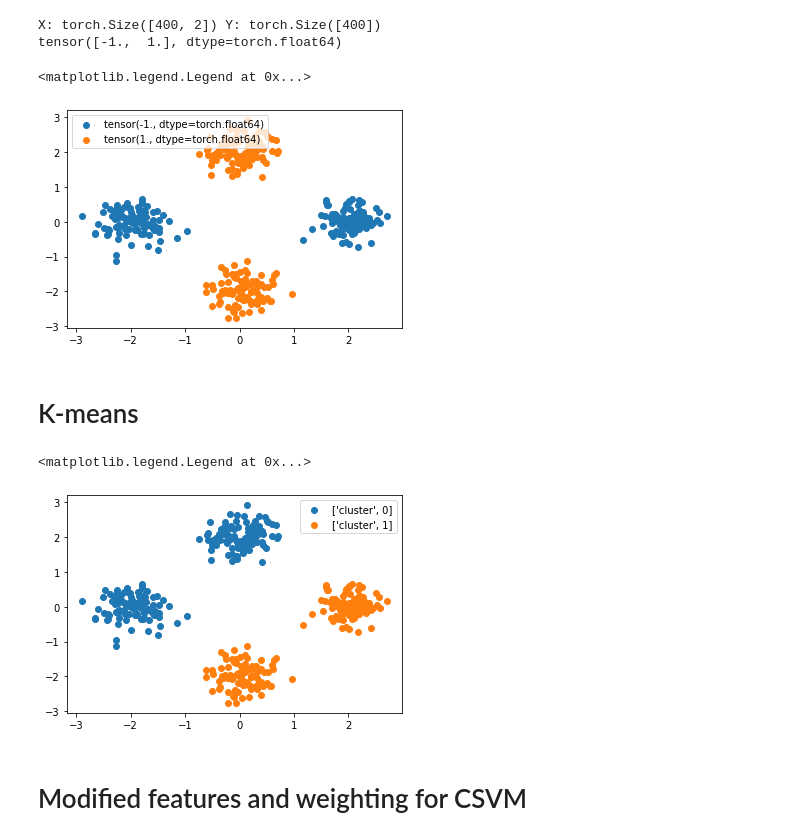
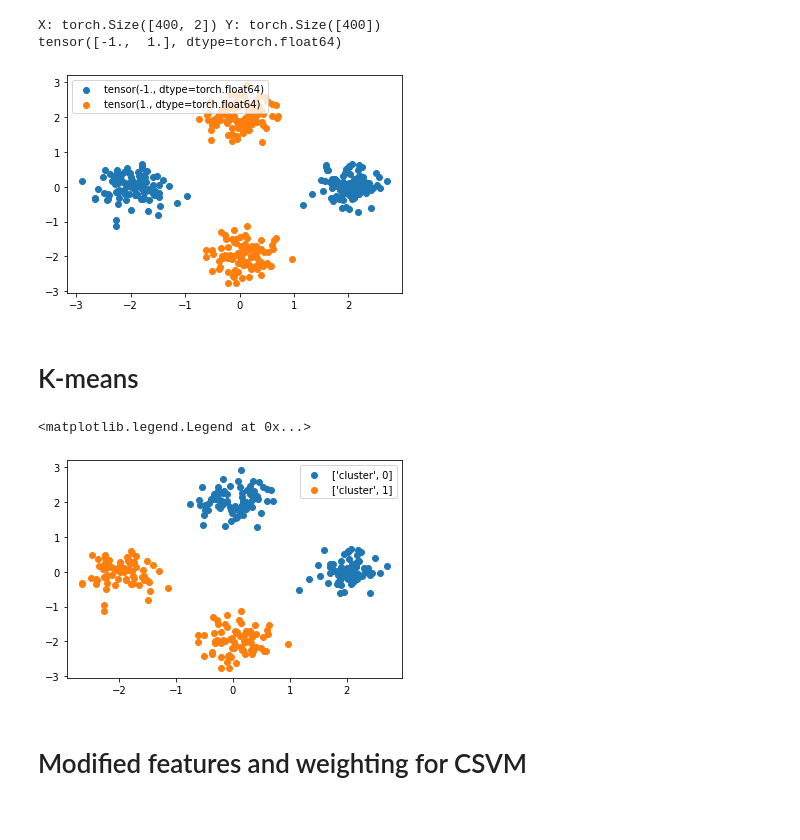
Before and after one commit to ahmedak2/SVM-Variations, a Jupyter notebook: CSVM.ipynb, the cells around one changed output. Cells and saved outputs as stored; diff of their text form; code cells hidden in the pictures.

```diff
--- a/CSVM.ipynb
+++ b/CSVM.ipynb
@@ -19,27 +21,35 @@ K = torch.unique(Y, sorted=True)
 for k in range(K.shape[0]):
     plt.scatter(X[Y==K[k], 0], X[Y==K[k], 1], label=K[k])
 plt.legend()
+
+
+N = X.shape[0]
+indices = torch.randperm(N)
+train_N = N*3//4 # 3 quarters of data is training.
+X_train = X[indices[0:train_N]]
+Y_train = Y[indices[0:train_N]]
+X_test = X[indices[train_N:]]
+Y_test = Y[indices[train_N:]]
 # %% [output]
 X: torch.Size([400, 2]) Y: torch.Size([400])
 tensor([-1.,  1.], dtype=torch.float64)
-<matplotlib.legend.Legend at 0x...>
 [figure]
 # %% [markdown]
 # K-means
 # %%
 K = 2
-kmeans = KMeans(n_clusters=K).fit(X)
+kmeans = KMeans(n_clusters=K).fit(X_train)
 
 # print(kmeans.labels_[:10])
 # print(kmeans.labels_[:10] == 0)
 
 for l in range(K):
-    plt.scatter(X[kmeans.labels_==l,0], X[kmeans.labels_==l,1], label=['cluster',l])
+    plt.scatter(X_train[kmeans.labels_==l,0], X_train[kmeans.labels_==l,1], label=['cluster',l])
 
 plt.legend()
 # %% [output]
 <matplotlib.legend.Legend at 0x...>
-[figure, old version]
+[figure, new version]
 # %% [markdown]
 # Modified features and weighting for CSVM
 # %%
```
Also changed, not shown: parts of 11 cells of this notebook, 3 other files.
